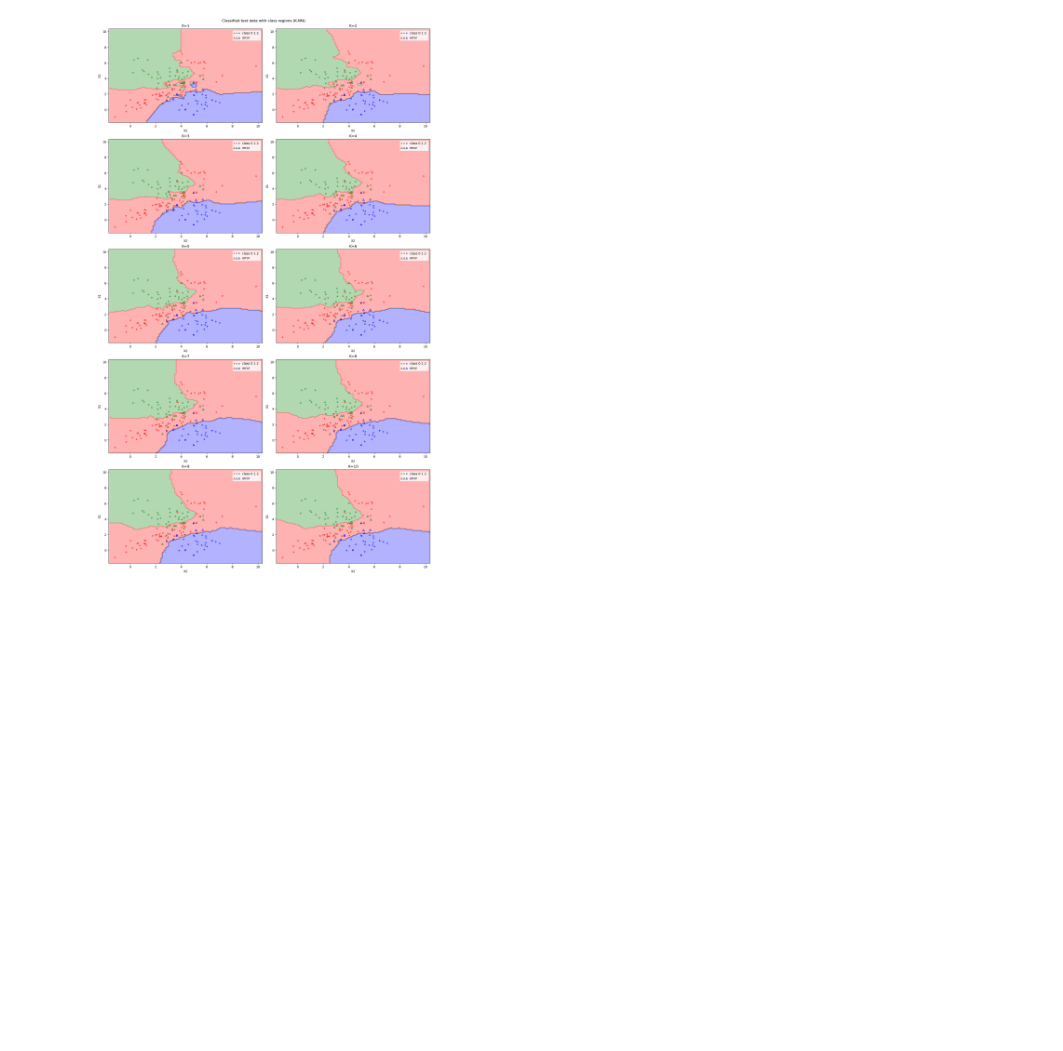
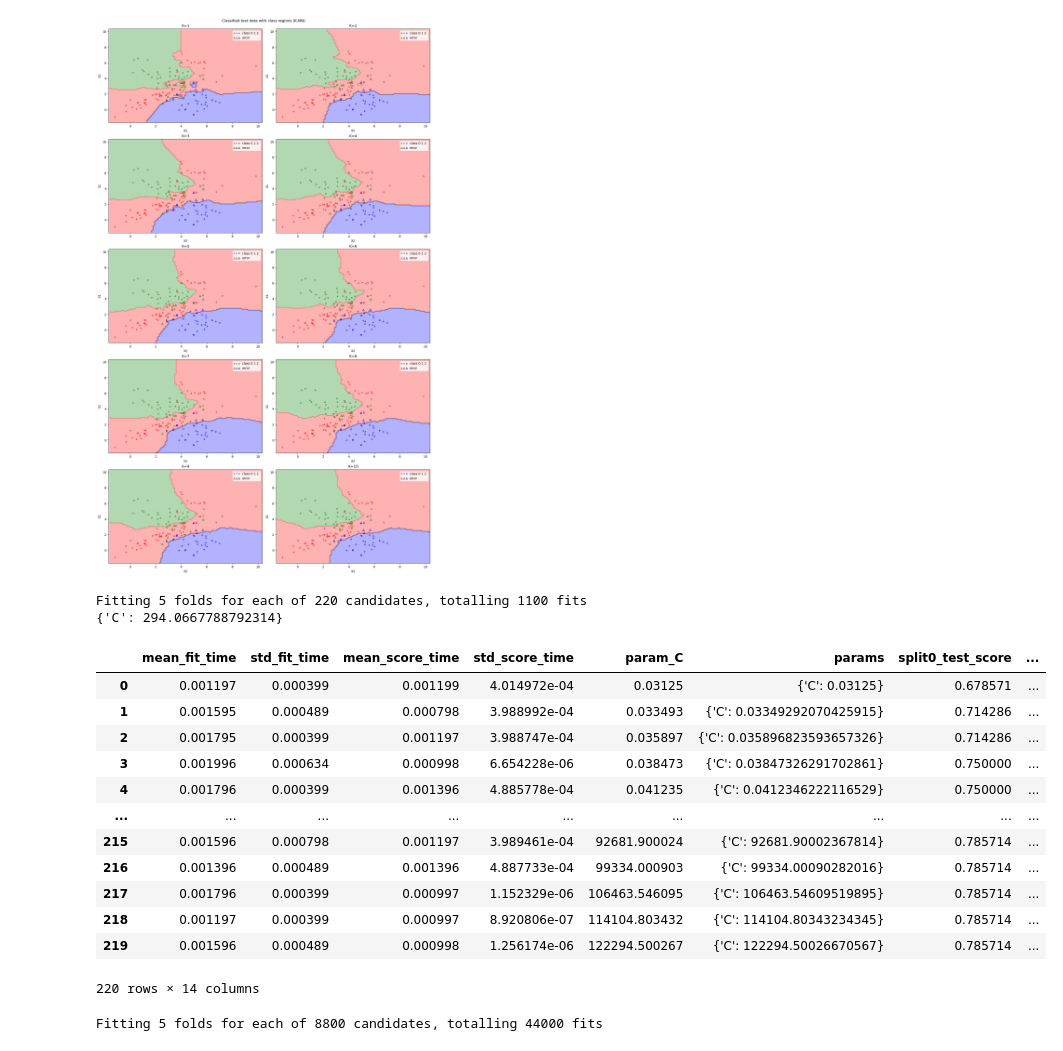
Before and after one commit to 6ri5ter/pattern_recognition, a Jupyter notebook: Team1-AC.ipynb, the cells around one changed output. Drawn from its saved outputs; the diff is of its cells as text; code cells hidden in the pictures; blank space fills up the shorter version.

```diff
--- a/Team1-AC.ipynb
+++ b/Team1-AC.ipynb
@@ -150,3 +187,29 @@ K = 8: 0.1500 error.
 K = 9: 0.1357 error.
 K = 10: 0.1571 error.
 [figure]
+# %%
+cvlinear = gridsearch(X,y,cv=5,kernel='linear', C=2.0**np.arange(start=-5,stop=17,step=0.1),p=True)
+# %% [output]
+Fitting 5 folds for each of 220 candidates, totalling 1100 fits
+{'C': 294.0667788792314}
+# %%
+cv1_linear = df(cvlinear.cv_results_)
+cv1_linear
+# %% [output]
+|  | mean_fit_time | std_fit_time | mean_score_time | std_score_time | param_C | params | split0_test_score | ... |
+| 0 | 0.001197 | 0.000399 | 0.001199 | 4.014972e-04 | 0.03125 | {'C': 0.03125} | 0.678571 | ... |
+| 1 | 0.001595 | 0.000489 | 0.000798 | 3.988992e-04 | 0.033493 | {'C': 0.03349292070425915} | 0.714286 | ... |
+| 2 | 0.001795 | 0.000399 | 0.001197 | 3.988747e-04 | 0.035897 | {'C': 0.035896823593657326} | 0.714286 | ... |
+| 3 | 0.001996 | 0.000634 | 0.000998 | 6.654228e-06 | 0.038473 | {'C': 0.03847326291702861} | 0.750000 | ... |
+| 4 | 0.001796 | 0.000399 | 0.001396 | 4.885778e-04 | 0.041235 | {'C': 0.0412346222116529} | 0.750000 | ... |
+| ... | ... | ... | ... | ... | ... | ... | ... | ... |
+| 215 | 0.001596 | 0.000798 | 0.001197 | 3.989461e-04 | 92681.900024 | {'C': 92681.90002367814} | 0.785714 | ... |
+| 216 | 0.001396 | 0.000489 | 0.001396 | 4.887733e-04 | 99334.000903 | {'C': 99334.00090282016} | 0.785714 | ... |
+| 217 | 0.001796 | 0.000399 | 0.000997 | 1.152329e-06 | 106463.546095 | {'C': 106463.54609519895} | 0.785714 | ... |
+| 218 | 0.001197 | 0.000399 | 0.000997 | 8.920806e-07 | 114104.803432 | {'C': 114104.80343234345} | 0.785714 | ... |
+| 219 | 0.001596 | 0.000489 | 0.000998 | 1.256174e-06 | 122294.500267 | {'C': 122294.50026670567} | 0.785714 | ... |
+220 rows × 14 columns
+# %%
+cvrbf = gridsearch(X,y,cv=5,kernel='rbf', C=2.0**np.arange(start=-5,stop=17,step=0.5),gamma= 2.0**np.arange(start=-15,stop=5,step=0.1))
+# %% [output]
+Fitting 5 folds for each of 8800 candidates, totalling 44000 fits
```
Also changed, not shown: parts of 7 cells of this notebook, 1 other file.
